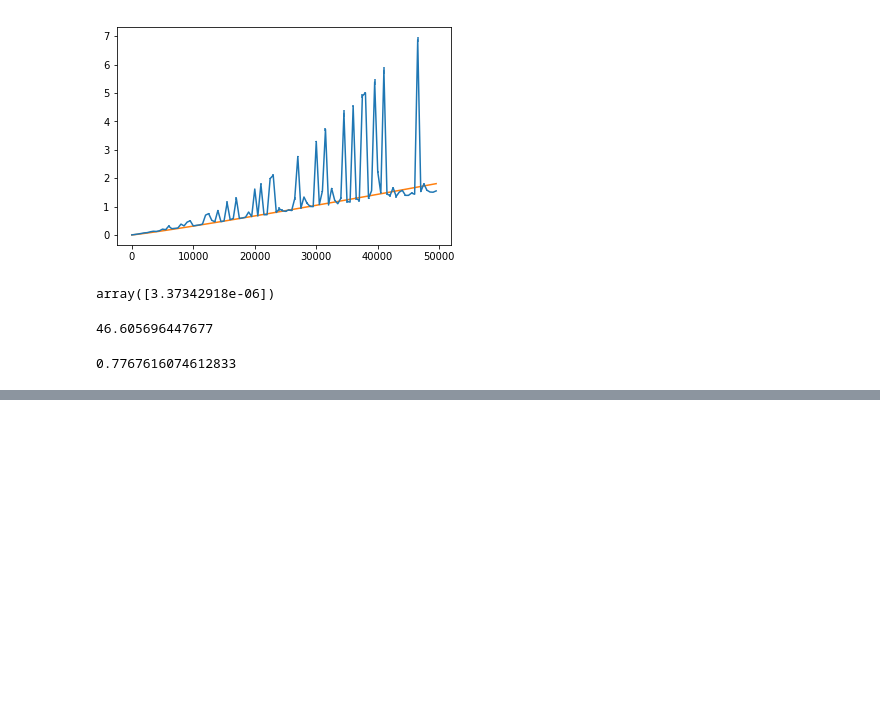
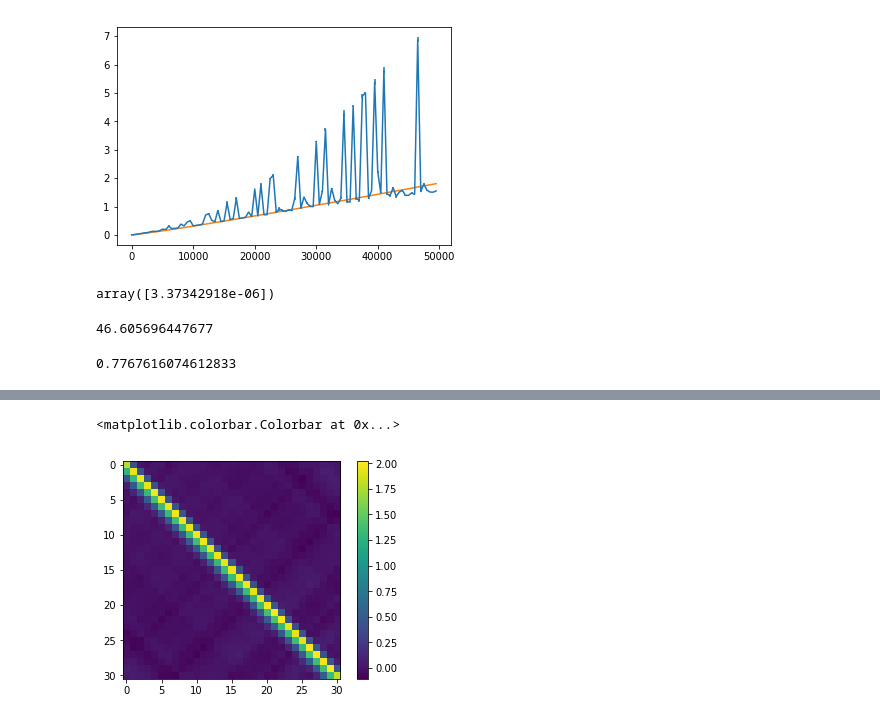
Before and after one commit to jamontanac/Tesis_Master, a Jupyter notebook: XY_model/Calculating_Entropy_and_density_matrix/Prueba15-10-19.ipynb, the cells around one changed output, grey strips where cells are left out. Cells and saved outputs as stored; diff of their text form; code cells hidden in the pictures; blank space fills up the shorter version.

```diff
--- a/XY_model/Calculating_Entropy_and_density_matrix/Prueba15-10-19.ipynb
+++ b/XY_model/Calculating_Entropy_and_density_matrix/Prueba15-10-19.ipynb
@@ -343,0 +386,11 @@ _/60
+# %%
+A,S,B=np.linalg.svd(New_cov_matrix)
+O_1,S,O_2=np.linalg.svd(New_cov_matrix)
+S=-S+0.5
+x=np.log((1-S)/(S))
+# %%
+plt.imshow(expm(-O_1@np.diag(x)@O_2/beta).real)
+plt.colorbar()
+# %% [output]
+<matplotlib.colorbar.Colorbar at 0x...>
+[figure, added]
```
Also changed, not shown: parts of 14 cells of this notebook.
